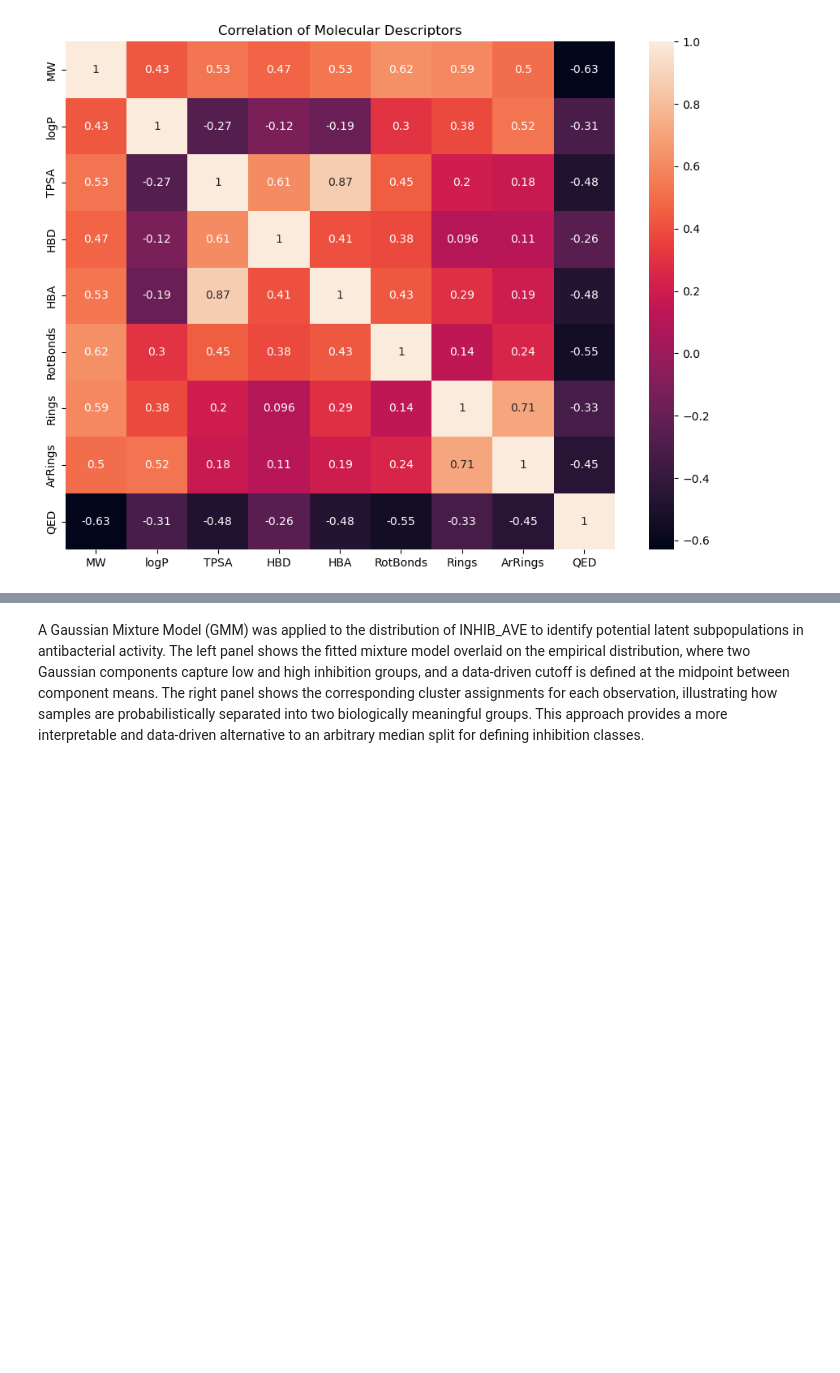
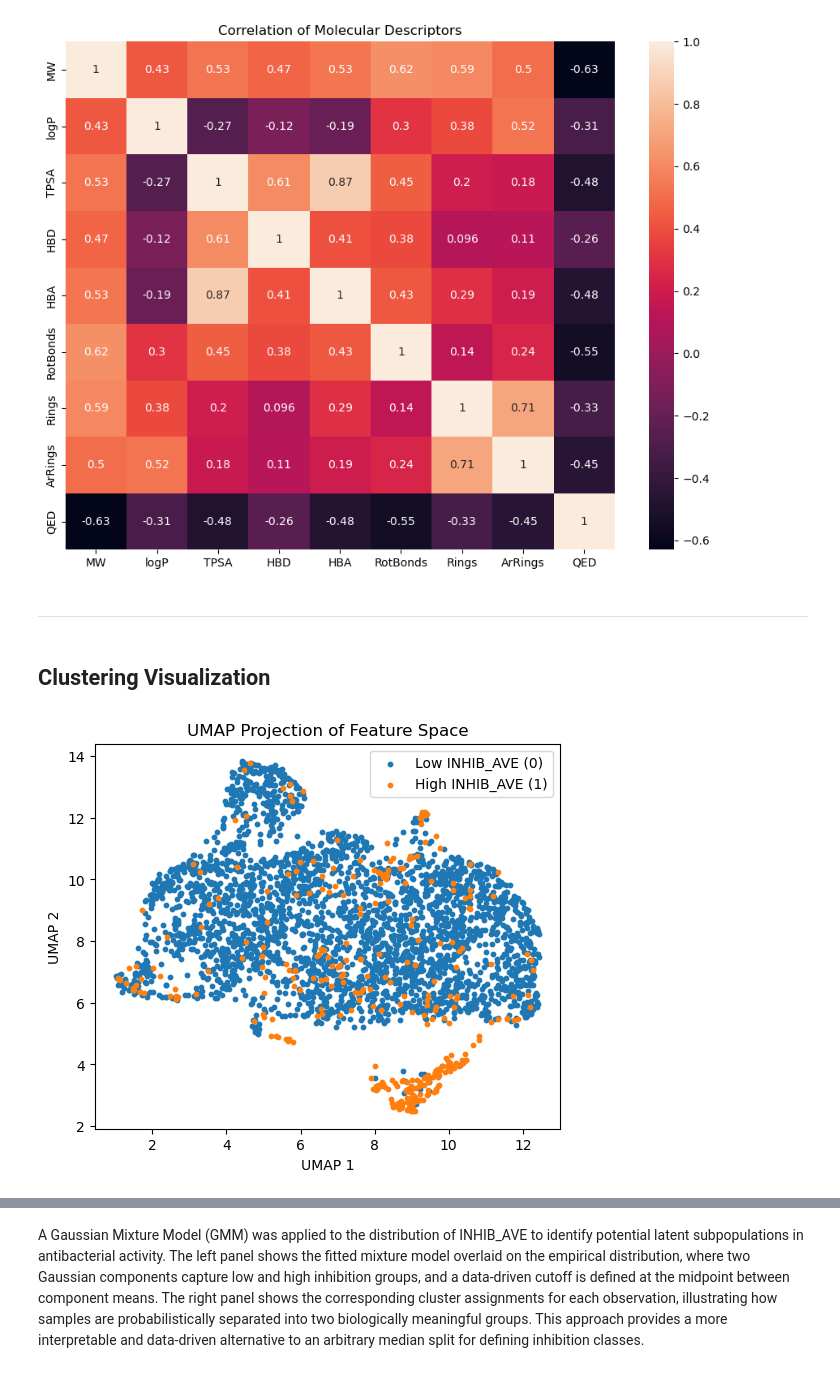
Before and after one commit to dw1229/chem277a-final-ecoli-inhibition-ml, a Jupyter notebook: ecoli_inhibition_ml.ipynb, the cells around one changed output, grey strips where cells are left out. Cells and saved outputs as stored; diff of their text form; code cells hidden in the pictures; blank space fills up the shorter version.

Commit message:
update UMAP, Kmeans, and GMM

```diff
--- a/ecoli_inhibition_ml.ipynb
+++ b/ecoli_inhibition_ml.ipynb
@@ -518,3 +522,39 @@ plt.tight_layout()
 plt.show()
 # %% [output]
 [figure]
+# %% [markdown]
+-----------
+# %% [markdown]
+## Clustering Visualization
+# %%
+threshold = y_train.quantile(0.9)
+y_umap = (y_train > threshold).astype(int)
+
+umap_data = umap.UMAP(n_neighbors=30, min_dist=0.3, random_state=42).fit_transform(X_train_scaled)
+
+plt.figure(figsize=(6, 5))
+
+# class 0
+plt.scatter(
+    umap_data[y_umap == 0, 0],
+    umap_data[y_umap == 0, 1],
+    s=10,
+    label="Low INHIB_AVE (0)"
+)
+
+# class 1
+plt.scatter(
+    umap_data[y_umap == 1, 0],
+    umap_data[y_umap == 1, 1],
+    s=10,
+    label="High INHIB_AVE (1)"
+)
+
+plt.title("UMAP Projection of Feature Space")
+plt.xlabel("UMAP 1")
+plt.ylabel("UMAP 2")
+
+plt.legend()
+plt.show()
+# %% [output]
+[figure, added]
```
Also changed, not shown: parts of 16 cells of this notebook.
